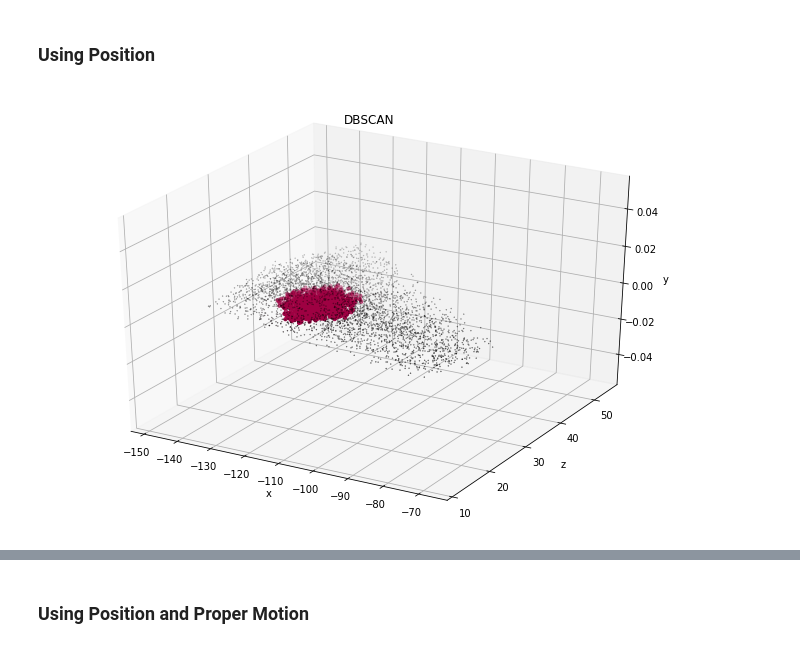
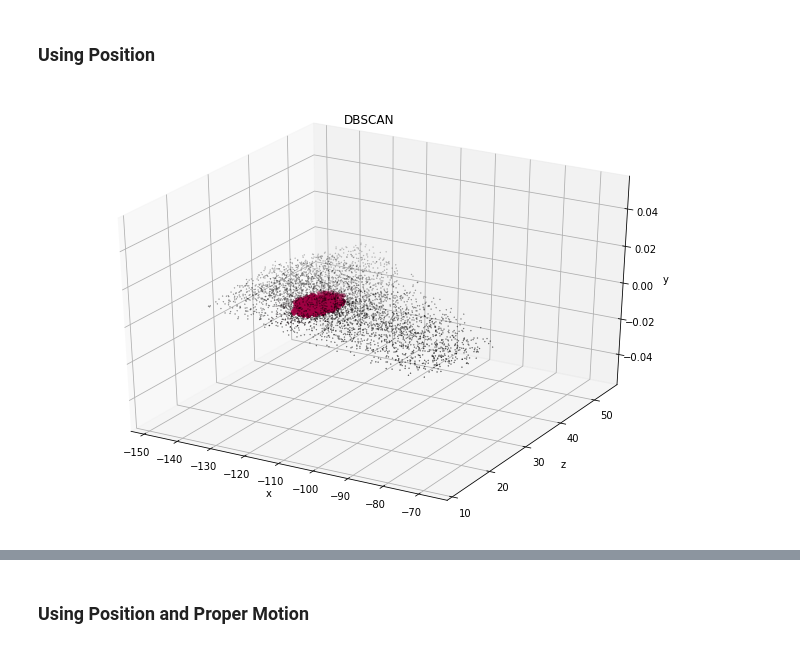
Before and after one commit to lauramv1832/Gaia, a Jupyter notebook: PleiadesML13.ipynb, the cells around one changed output, grey strips where cells are left out. Saved outputs shown, nothing was run; the diff lists cells and outputs as text; code cells hidden in the pictures.

```diff
--- a/PleiadesML13.ipynb
+++ b/PleiadesML13.ipynb
@@ -627,7 +944,7 @@ df_pm_temp = pd.concat(frames, sort=False, axis=1)
 df = pleiades[['pmra', 'pmdec']]
 X = df.to_numpy()
 
-db = DBSCAN(eps=5, min_samples=500).fit(X) #HERE
+db = DBSCAN(eps=5, min_samples=300).fit(X) #HERE
 core_samples_mask = np.zeros_like(db.labels_, dtype=bool)
 core_samples_mask[db.core_sample_indices_] = True
 labels = db.labels_
@@ -749,7 +1066,7 @@ df_xyz_temp = pd.concat(frames, sort=False, axis=1)
 df = pleiades[['x', 'y', 'z']]
 X = df.to_numpy()
 
-db = DBSCAN(eps=5, min_samples=100).fit(X) #HERE
+db = DBSCAN(eps=5, min_samples=300).fit(X) #HERE
 core_samples_mask = np.zeros_like(db.labels_, dtype=bool)
 core_samples_mask[db.core_sample_indices_] = True
 labels = db.labels_
@@ -780,34 +1097,34 @@ colors = [plt.cm.Spectral(each)
 fig = plt.figure()
 axp = fig.add_subplot(111, projection ='3d')
 
 #for each unique label, plot it with the color that corresponds to it
 for k, col in zip(unique_labels, colors):
     if k == -1:
         # Black used for noise.
         col = [0, 0, 0, 1]
 
     class_member_mask = (labels == k)
 
     xy = X[class_member_mask & core_samples_mask]
     axp.scatter(xy[:, 0], xy[:, 1], facecolor=tuple(col), s=10)
 
     xy = X[class_member_mask & ~core_samples_mask]
     axp.scatter(xy[:, 0], xy[:, 1], facecolor=tuple(col),
              edgecolor='k', s=0.1)
 
 #plt.title('Estimated number of clusters: %d' % n_clusters_)
 
 #axp.scatter(p['x'], p['z'], p['y'], s=1)
 axp.set_xlabel('x')
 axp.set_ylabel('z')
 axp.set_zlabel('y')
 #axp.set_zlim(-0.0001, 0)
 #axp.set_xlim(-140, -180)
 axp.set_title('DBSCAN')
 plt.subplots_adjust(.5, .5, 2, 2)
 plt.show()
 # %% [output]
-[figure, old version]
+[figure, new version]
 # %%
 anomaly = 0;
 cluster = 0;
```
Also changed, not shown: parts of 47 cells of this notebook, 13 other files.
